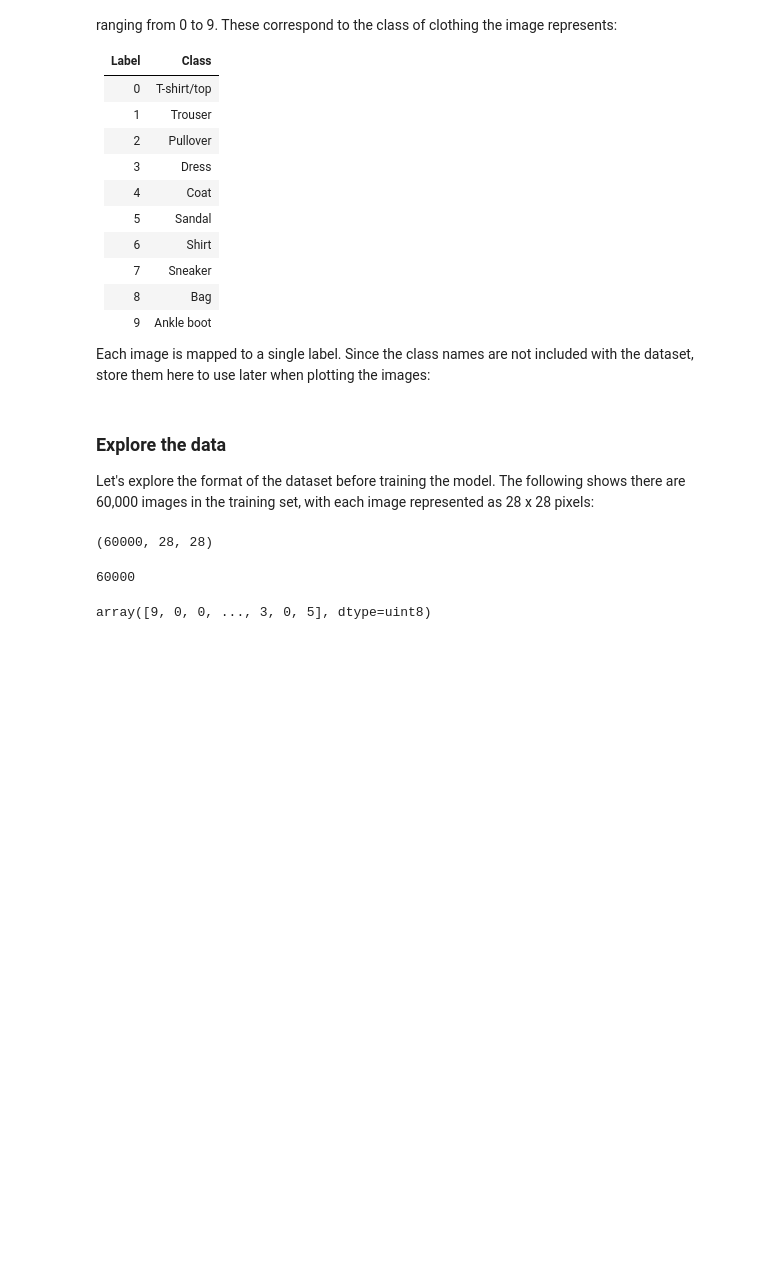
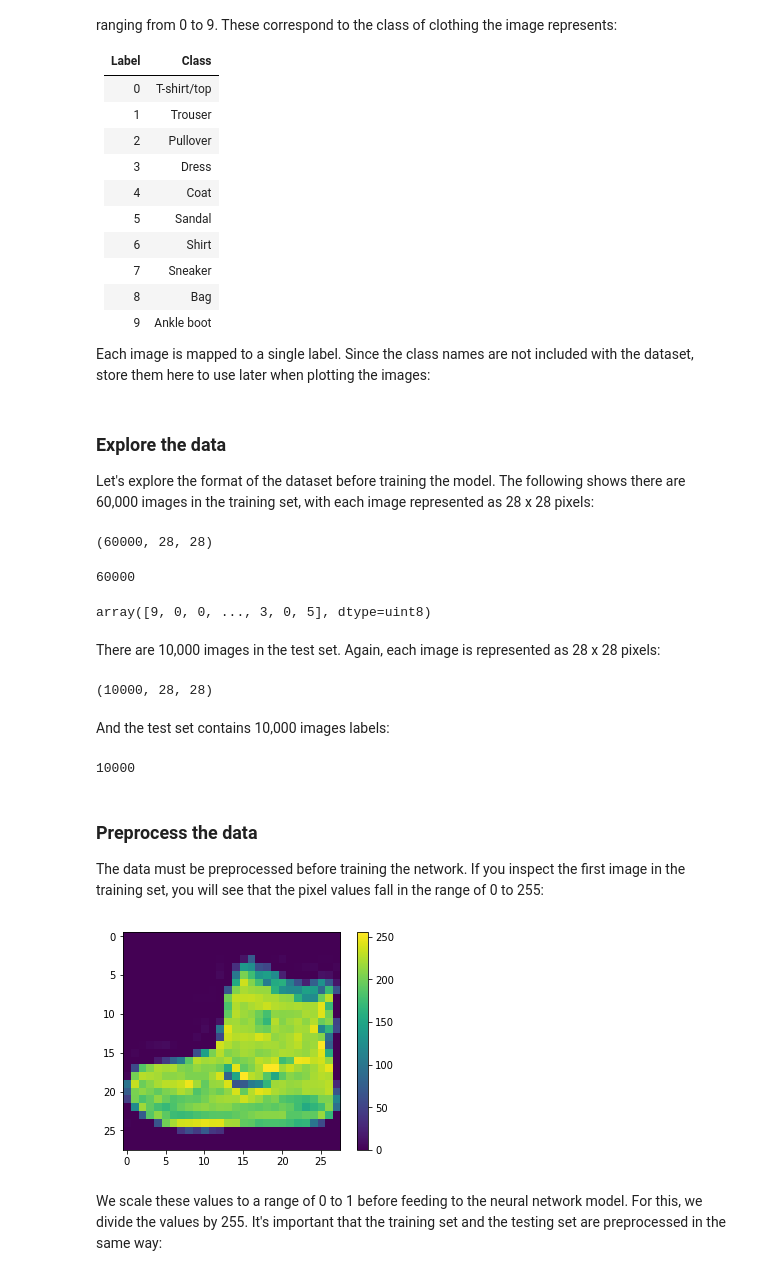
Before and after one commit to alexanderboyuanzhang/tensorflow, a Jupyter notebook: Train_your_first_neural_network_basic_classification.ipynb, the cells around one changed output. Saved outputs shown, nothing was run; the diff lists cells and outputs as text; code cells hidden in the pictures; blank space fills up the shorter version.

```diff
--- a/Train_your_first_neural_network_basic_classification.ipynb
+++ b/Train_your_first_neural_network_basic_classification.ipynb
@@ -76,3 +76,28 @@ len(train_labels)
 train_labels
 # %% [output]
 array([9, 0, 0, ..., 3, 0, 5], dtype=uint8)
+# %% [markdown]
+There are 10,000 images in the test set. Again, each image is represented as 28 x 28 pixels:
+# %%
+test_images.shape
+# %% [output]
+(10000, 28, 28)
+# %% [markdown]
+And the test set contains 10,000 images labels:
+# %%
+len(test_labels)
+# %% [output]
+10000
+# %% [markdown]
+### Preprocess the data
+The data must be preprocessed before training the network. If you inspect the first image in the training set, you will see that the pixel values fall in the range of 0 to 255:
+# %%
+plt.figure()
+plt.imshow(train_images[0])
+plt.colorbar()
+plt.grid(False)
+plt.show()
+# %% [output]
+[figure, added]
+# %% [markdown]
+We scale these values to a range of 0 to 1 before feeding to the neural network model. For this, we divide the values by 255. It's important that the training set and the testing set are preprocessed in the same way:
```
Also changed, not shown: parts of 37 cells of this notebook.
